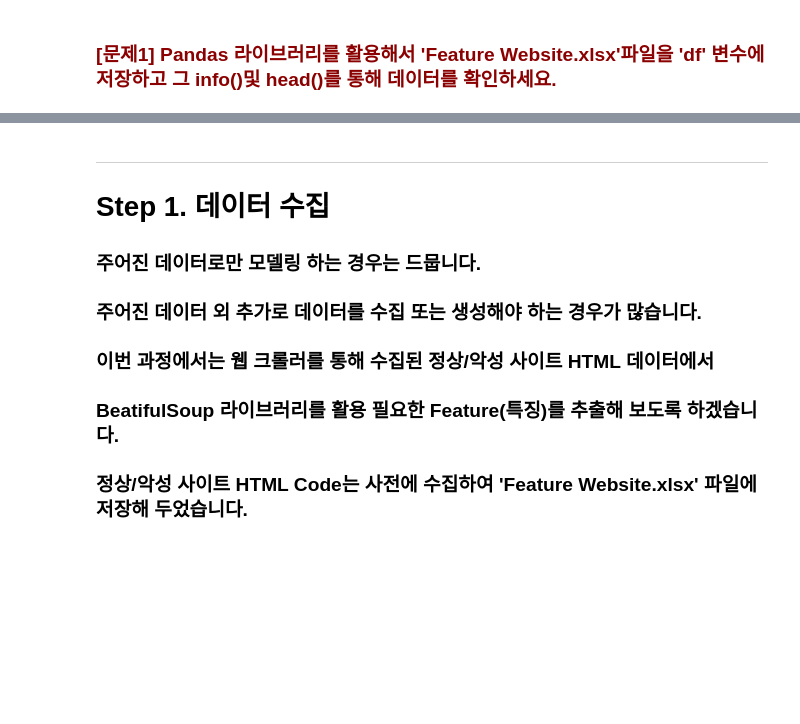
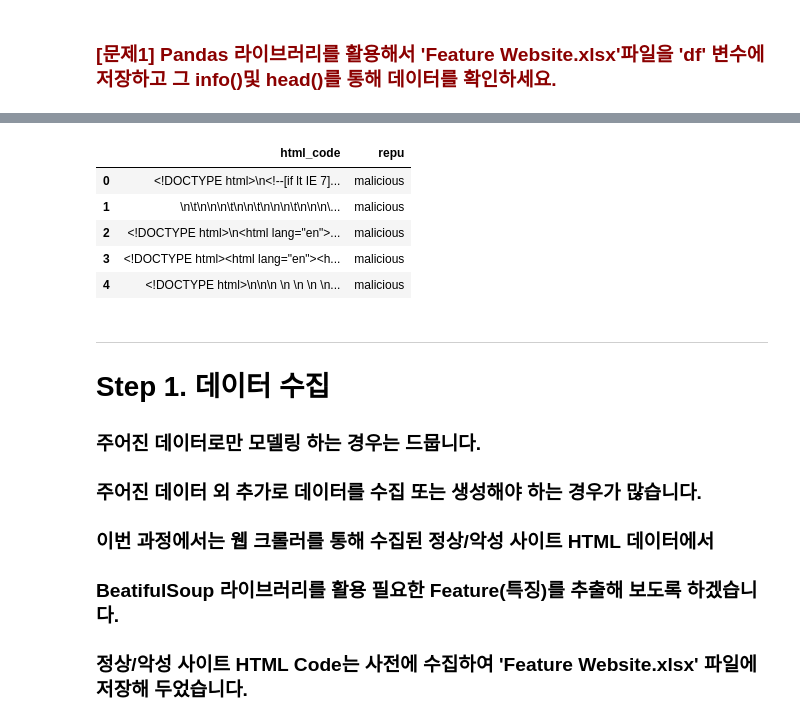
Before and after one commit to won4513/mini2, a Jupyter notebook: 2일차/1. 데이터 수집.ipynb, the cells around one changed output, grey strips where cells are left out. Saved outputs shown, nothing was run; the diff lists cells and outputs as text; code cells hidden in the pictures; blank space fills up the shorter version.

```diff
--- a/2일차/1. 데이터 수집.ipynb
+++ b/2일차/1. 데이터 수집.ipynb
@@ -44,5 +62,13 @@
 # %%
 # 불러온 데이터를 확인합니다.
+df.head()
+# %% [output]
+|  | html_code | repu |
+| 0 | <!DOCTYPE html>\n<!--[if lt IE 7]... | malicious |
+| 1 | \n\t\n\n\n\t\n\n\t\n\n\n\t\n\n\n\... | malicious |
+| 2 | <!DOCTYPE html>\n<html lang="en">... | malicious |
+| 3 | <!DOCTYPE html><html lang="en"><h... | malicious |
+| 4 | <!DOCTYPE html>\n\n\n \n \n \n \n... | malicious |
 # %% [markdown]
 ---
 # <b>Step 1. 데이터 수집
```
Also changed, not shown: parts of 19 cells of this notebook.
